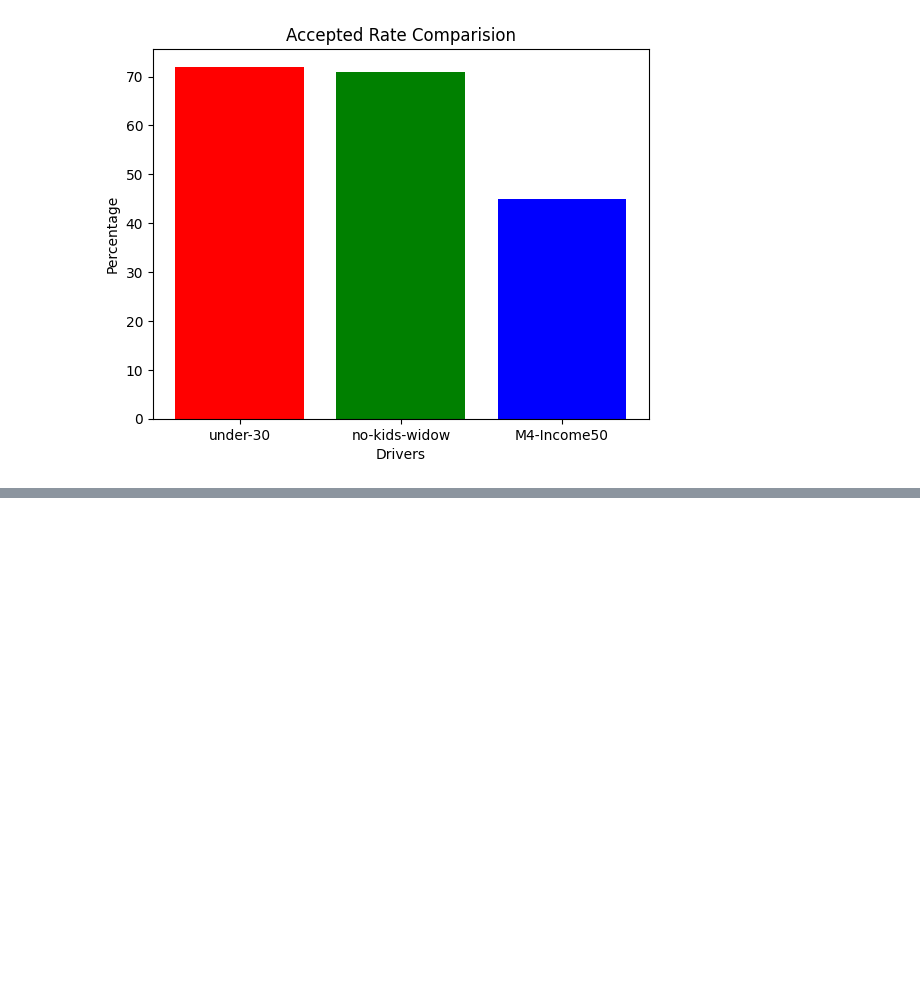
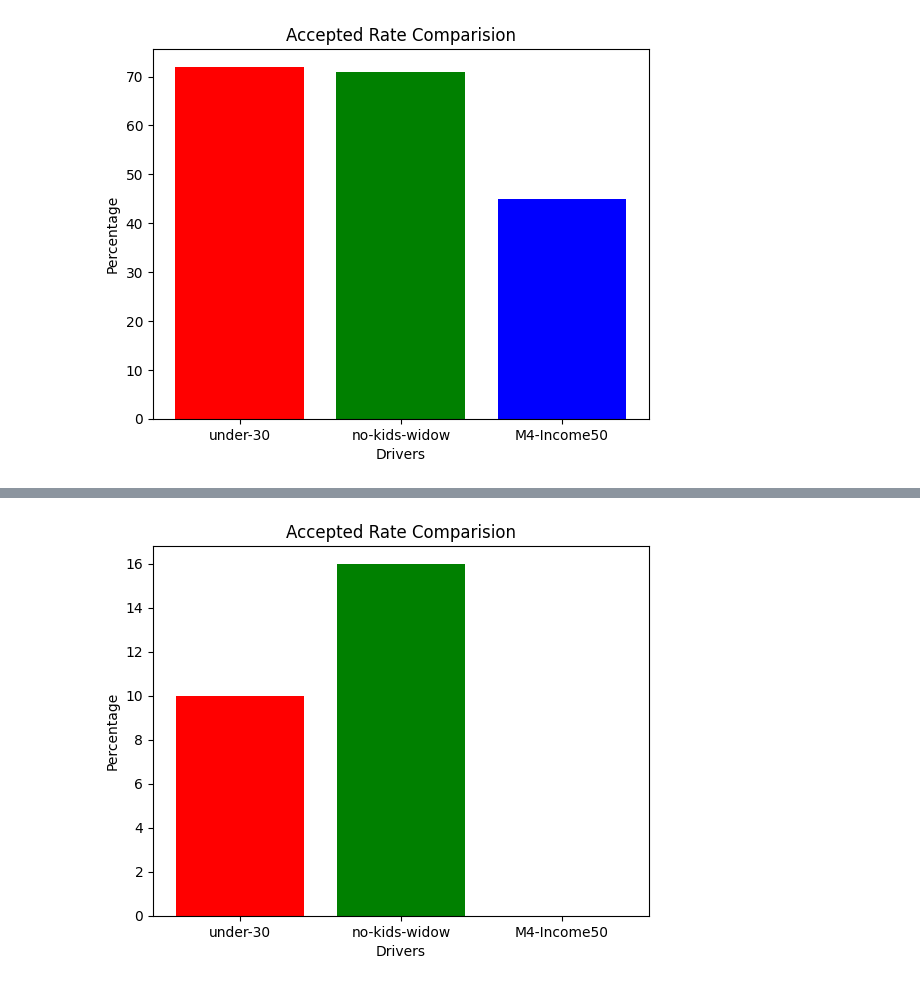
Before and after one commit to OBULAMRANA/accept_coupon, a Jupyter notebook: accept_coupon.ipynb, the cells around one changed output, grey strips where cells are left out. Cells and saved outputs as stored; diff of their text form; code cells hidden in the pictures; blank space fills up the shorter version.

```diff
--- a/accept_coupon.ipynb
+++ b/accept_coupon.ipynb
@@ -516,0 +731,65 @@ Conclution/Findings: 72% accepted the cupons under age 30, 71% accepted  with no
+# %%
+data_ch=data[data['coupon']=='Coffee House']
+# Go to CoffeeHouse more than once a month
+data_ch_morethan1 = data_ch[(data_ch['CoffeeHouse'] == "1~3")  | (data_ch['CoffeeHouse'] == "4~8")  | (data_ch['CoffeeHouse'] == "gt8") ]
+
+# Go to CoffeeHouse more than once a month with no kinds and no widows
+data_ch_morethan1_nkid_nwidow= data_ch_morethan1[ ~data_ch_morethan1['passanger'].str.contains("Kid") & ~data_ch_morethan1['maritalStatus'].str.contains("Widowed") ]
+print("Go to bars more than once a month with no kinds and no widows:")
+print(len(data_ch_morethan1_nkid_nwidow))
+
+
+# go to bars more than once a month and are under the age of 30  # that means age 26,21, below21. Since 21 contains below21, so no need to add below21
+#data_bar_morethan1_under30 = data_bar_morethan1[ (data_bar_morethan1['age'].str.contains('below21', regex=True)) | (data_bar_morethan1['age'].str.contains('21', regex=True)) | (data_bar_morethan1['age'].str.contains('26', regex=True))]
+data_ch_morethan1_under30 = data_ch_morethan1[ (data_ch_morethan1['age'].str.contains('21', regex=True)) | (data_ch_morethan1['age'].str.contains('26', regex=True))]
+print("Go to bars more than once a month and are under the age of 30:")
+print(len(data_ch_morethan1_under30))
+
+#go to cheap restaurants more than 4 times a month and income is less than 50K
+#Preparing the data with income below50K and gt4 for "4`8" & "gt8"
+
+
+data_ch.loc[data_ch['income'].str.contains('$37500 - $49999', regex=True), 'income'] = "below50k"
+data_ch.loc[data_ch['income'].str.contains('$12500 - $24999', regex=True), 'income'] = "below50k"
+data_ch.loc[data_ch['income'].str.contains('$25000 - $37499', regex=True), 'income'] = "below50k"
+
+data_R4_I50 =data_ch[data_ch['income'].str.contains('below50k', regex=True) & (data_ch['RestaurantLessThan20'].str.contains('4~8', regex=True)) | (data_ch['RestaurantLessThan20'].str.contains('gt8', regex=True))]
+
+print("Go to cheap restaurants more than 4 times a month and income is less than 50K:")
+print(len(data_R4_I50 ))
+
+print("% more than once vs other criterias \n")
+print("  Go to bars more than once a month with no kinds and no widows:")
+print(len(data_ch_morethan1_nkid_nwidow)/len(data_ch_morethan1) * 100)
+print("\n  Go to bars more than once a month and are under the age of 30:")
+print(len(data_ch_morethan1_under30)/len(data_ch_morethan1) * 100)
+print("\n. Go to cheap restaurants more than 4 times a month and income is less than 50K:")
+print(len(data_R4_I50)/len(data_ch_morethan1) * 100)
+
+
+print("\n")
+ch_morethan1_under30_acceptance_rate = data_ch_morethan1_under30['Y'].value_counts(normalize=True) * 100
+print("Acceptance rate Go to bars more than once a month and are under the age of 30:")
+print(ch_morethan1_under30_acceptance_rate)
+
+print("\n")
+ch_morethan1_nkid_nwidow_acceptance_rate = data_ch_morethan1_nkid_nwidow['Y'].value_counts(normalize=True) * 100
+print("Acceptance rate Go to bars more than once a month with no kinds and no widows:")
+print(ch_morethan1_nkid_nwidow_acceptance_rate)
+
+R4_I50_acceptance_rate = data_R4_I50['Y'].value_counts(normalize=True) * 100
+print("Acceptance rate restaurants more than 4 times a month and income is less than 50K::")
+print(R4_I50_acceptance_rate )
+
+print("\n")
+
+print("Conclution/Findings: 58% accepted the cupons under age 30, 94% accepted  with no kids and windows & 0% accepted with more than 4 times with below 50K salary")
+
+df_accepted = { 'drivers':['under-30', 'no-kids-widow', 'M4-Income50'],
+               'percentage': [10,16,0]}
+plt.title("Accepted Rate Comparision")
+plt.xlabel("Drivers")
+plt.ylabel("Percentage")
+plt.bar(df_accepted['drivers'], df_accepted['percentage'], color=['red', 'green', 'blue'])
+plt.show()
+# %% [output]
@@ -516,0 +813 @@ Conclution/Findings: 72% accepted the cupons under age 30, 71% accepted  with no
+[figure, added]
```
Also changed, not shown: parts of 14 cells of this notebook.
